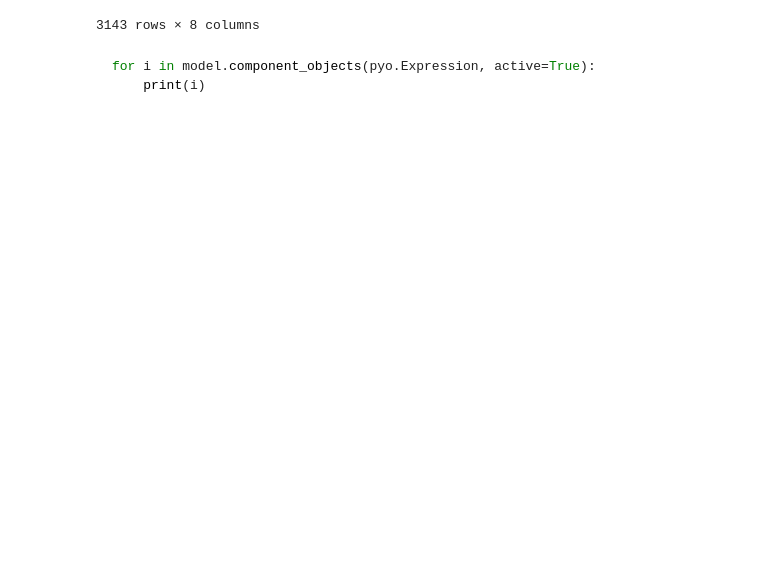
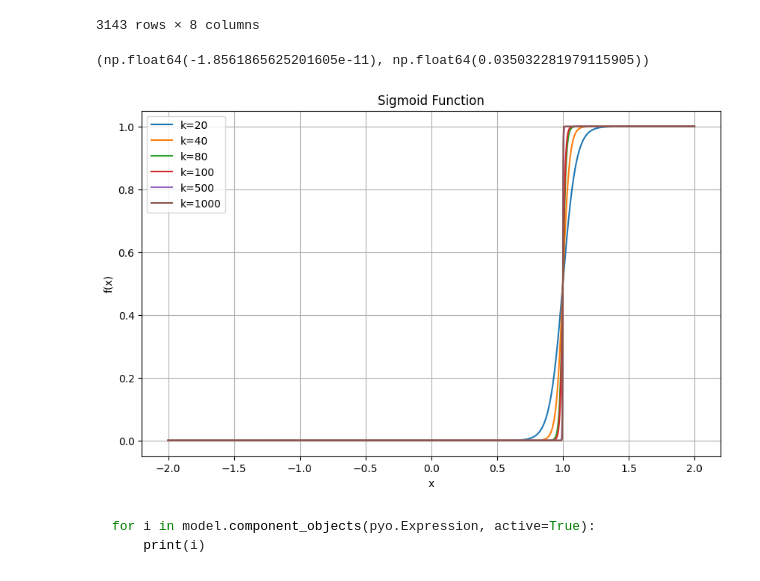
Before and after one commit to MatthewDulcich/optimization-location-intelligence, a Jupyter notebook: check_pyomo.ipynb, the cells around one changed output. Saved outputs shown, nothing was run; the diff lists cells and outputs as text; code cells hidden in the pictures; blank space fills up the shorter version.

Commit message:
Change in pyomo with step_function

```diff
--- a/check_pyomo.ipynb
+++ b/check_pyomo.ipynb
@@ -66,6 +65,13 @@ For example, when doing 'df[col].method(value, inplace=True)', try using 'df.met
 | 3141 | Wyoming | Washakie | 7662 | 0500000US56043 | 80444 | 0.354910 | 184506.77 | 7.25 |
 | 3142 | Wyoming | Weston | 6866 | 0500000US56045 | 98625 | 0.435123 | 170961.12 | 7.25 |
 3143 rows × 8 columns
+# %%
+enlighten_me_data = deepcopy(data)
+enlighten_me_data['cost_minus_loss'] = data['MinWage'] * 15 + data["Estimated_annual_rent"]
+enlighten_me_data['how_much'] = enlighten_me_data['cost_minus_loss'] / enlighten_me_data['Population']**4
+enlighten_me_data['how_much'].min(), enlighten_me_data['how_much'].max()
+# %% [output]
+(np.float64(-1.8561865625201605e-11), np.float64(0.035032281979115905))
 # %%
 totalPop = data['Population']
 IR = data['MeanIncomeRatio']
@@ -91,4 +99,21 @@ model.IR = pyo.Param(model.counties, initialize=IR) # Income Ratio relative to m
 model.minwage = pyo.Param(model.counties, initialize=minwage) # Minimum wage in county
 model.rent = pyo.Param(model.counties, initialize=rent) # Rent of restaurant
 model.employees = pyo.Param(initialize=15) # Number of employees in restaurant
+# %%
+k = [20, 40, 80, 100, 500, 1000]
+plt.figure(figsize=(10, 6))
+for k_val in k:
+    func = lambda x:  1 / (1 + np.exp(-k_val * (x - 1)))
+    points = np.linspace(-2, 2, 1000)
+    func_values = func(points)
+    plt.plot(points, func_values, label=f'k={k_val}')
+    # plt.legend([f'k={k_val}'])
+plt.title('Sigmoid Function')
+plt.xlabel('x')
+plt.ylabel('f(x)')
+plt.grid()
+plt.legend()
+plt.show()
+# %% [output]
+[figure, new version]
 # %%
```
Also changed, not shown: parts of 12 cells of this notebook, 1 other file.
